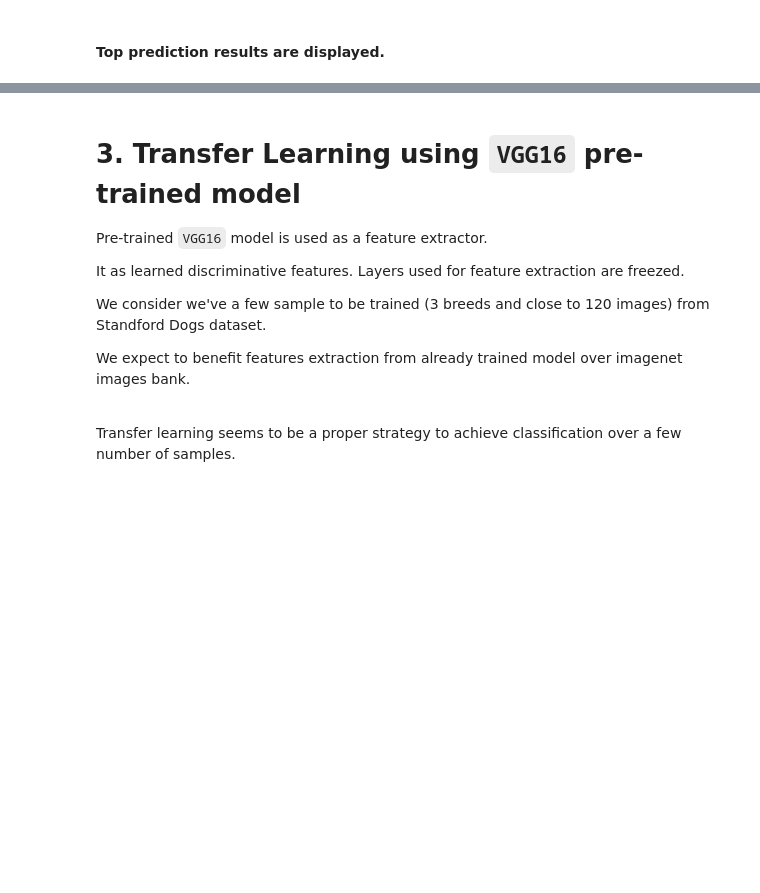
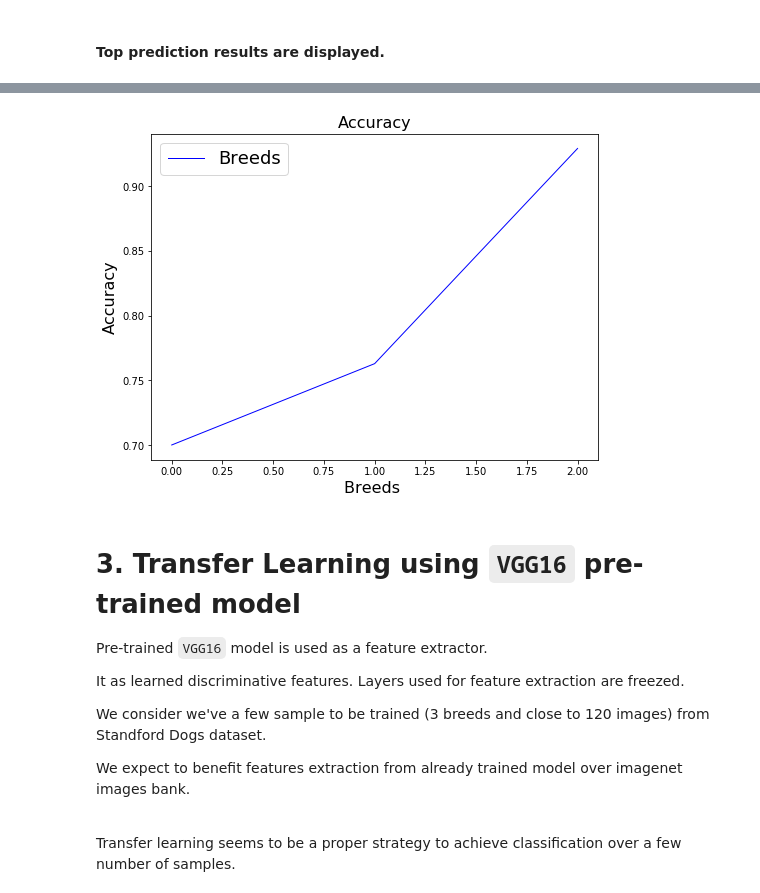
Before and after one commit to dataforcast/OC_Datascientist, a Jupyter notebook: P7/P7_Keras_Pretrained.ipynb, the cells around one changed output, grey strips where cells are left out. Drawn from its saved outputs; the diff is of its cells as text; code cells hidden in the pictures; blank space fills up the shorter version.

```diff
--- a/P7/P7_Keras_Pretrained.ipynb
+++ b/P7/P7_Keras_Pretrained.ipynb
@@ -336,3 +487,15 @@ print("***Breed predictions top "+str(top_results)+" results")
+# %%
+import matplotlib.pyplot as plt
+
+#Plot the Loss Curves
+plt.figure(figsize=[8,6])
+plt.plot(arr,'b',linewidth=1.0)
+plt.legend(['Breeds'],fontsize=18)
+plt.xlabel('Breeds ',fontsize=16)
+plt.ylabel('Accuracy',fontsize=16)
+plt.title('Accuracy',fontsize=16)
+# %% [output]
+[figure, added]
 # %% [markdown]
 # <font color='blus'> 3. Transfer Learning using `VGG16` pre-trained model</font>
 
```
Also changed, not shown: parts of 35 cells of this notebook, 7 other files.
